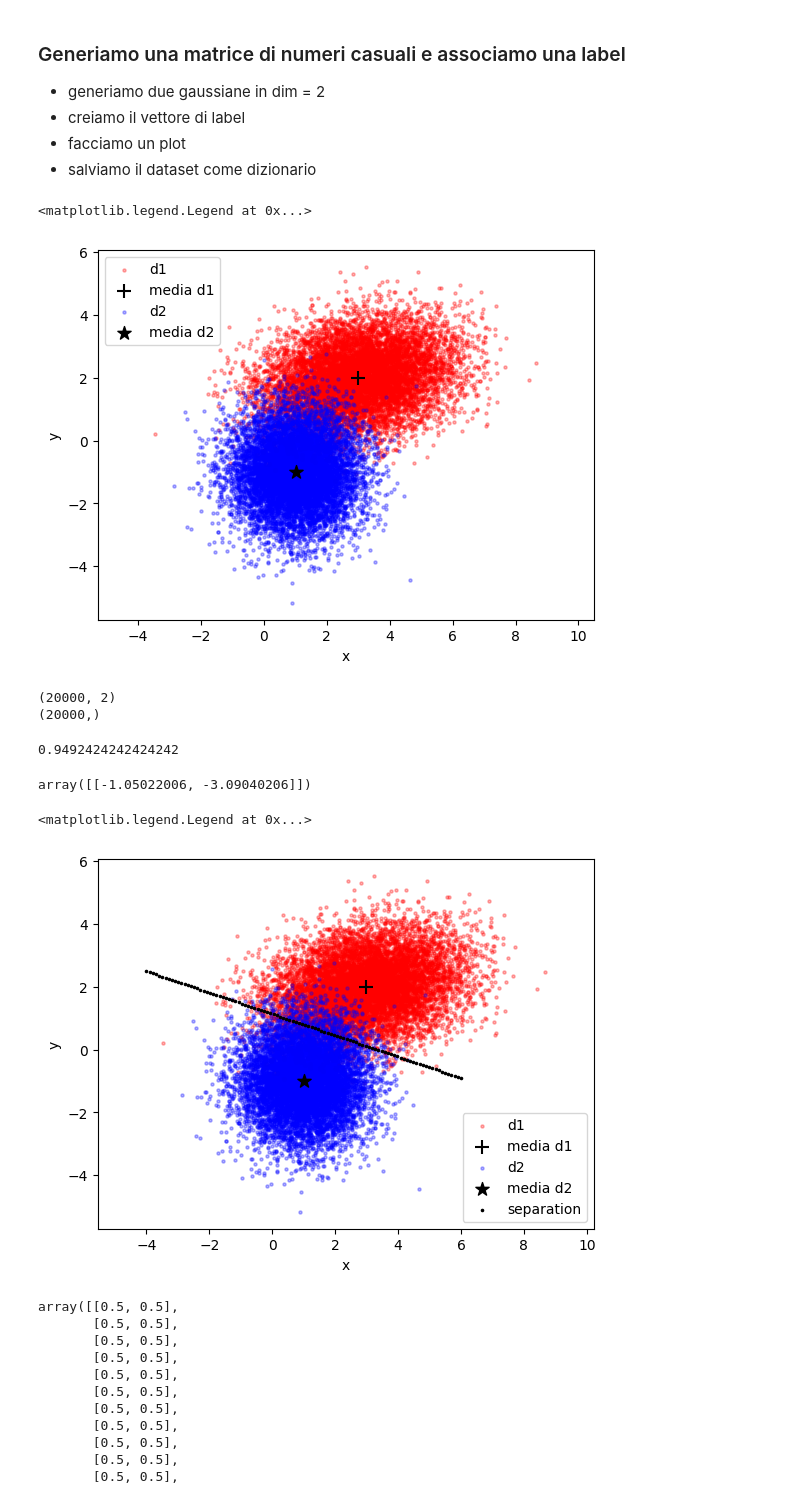
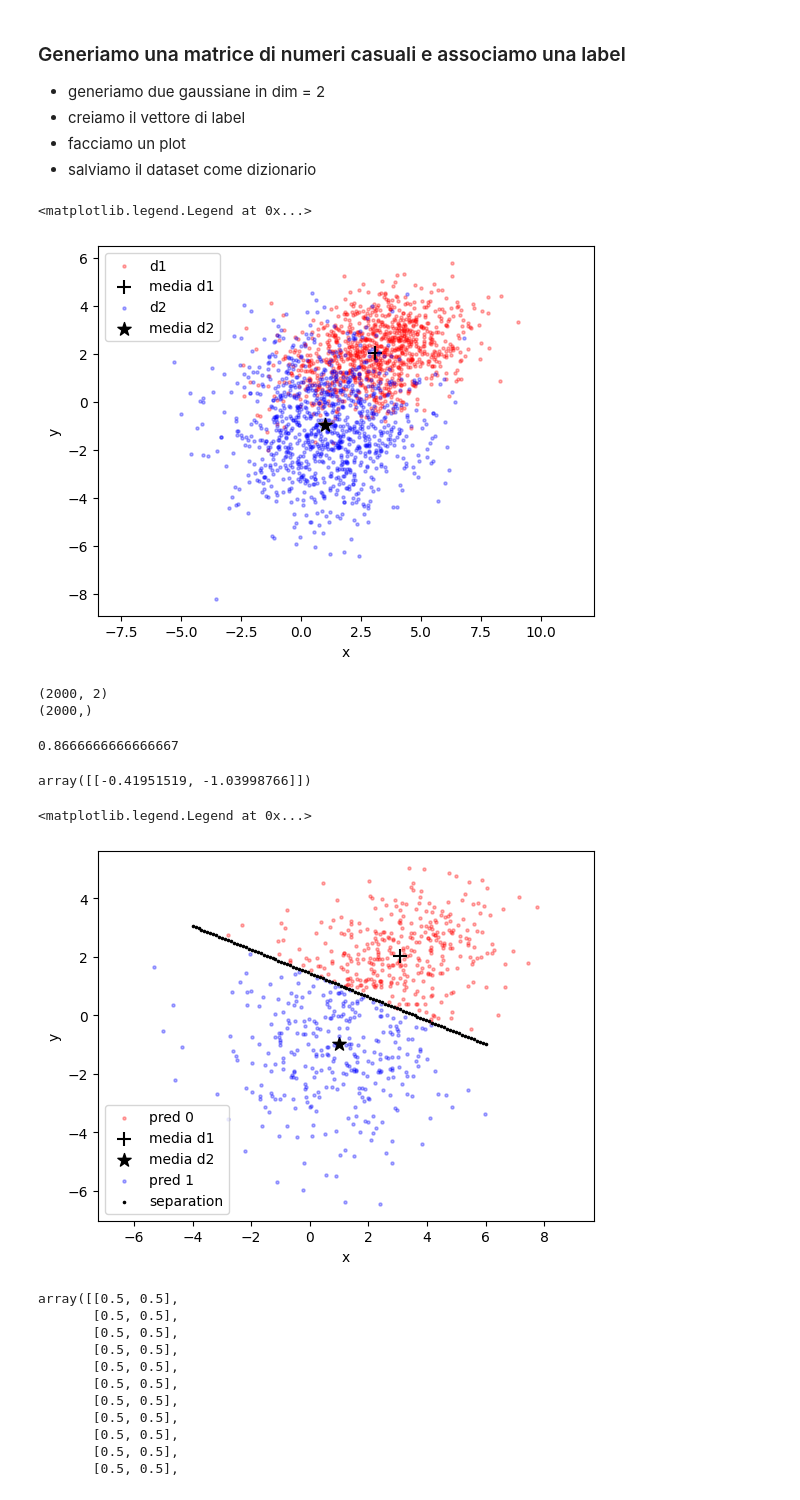
Before and after one commit to pumazzo/ML-ISS2023, a Jupyter notebook: Lezione_1_ML_ISS2023_introduzione_al_machine_learning.ipynb, the cells around one changed output. Cells and saved outputs as stored; diff of their text form; code cells hidden in the pictures.

```diff
--- a/Lezione_1_ML_ISS2023_introduzione_al_machine_learning.ipynb
+++ b/Lezione_1_ML_ISS2023_introduzione_al_machine_learning.ipynb
@@ -168,15 +168,15 @@ array([[1., 1., 1., 1., 1.],
 - facciamo un plot
 - salviamo il dataset come dizionario
 # %%
-Npoints= 10000
+Npoints= 1000
 D = 2
 
 mu1 = np.array([3,2])
 mu2  =np.array([1,-1])
-cov1 = np.array([[2, 0.5], [0.5, 1]])
+cov1 = np.array([[3, 1], [1, 2]])
 
 d1 =  np.random.randn(Npoints, D)@ np.linalg.cholesky(cov1) + mu1
-d2 = np.random.randn(Npoints, D) + mu2
+d2 = 2*np.random.randn(Npoints, D) + mu2
 # %%
 f,ax = plt.subplots(1)
 ax.scatter(d1[:,0],d1[:,1],s=5,alpha=0.3,color="r",label="d1")
@@ -189,15 +189,15 @@ ax.axis('equal')
 plt.legend()
 # %% [output]
 <matplotlib.legend.Legend at 0x...>
-[figure, old version]
+[figure, new version]
 # %%
 data= np.concatenate([d1,d2],axis=0)
 labels = np.concatenate([np.zeros(Npoints),np.ones(Npoints)],axis=0)
 print(data.shape)
 print(labels.shape)
 # %% [output]
-(20000, 2)
-(20000,)
+(2000, 2)
+(2000,)
 # %%
 np.savez("nydata.npz",data=data,labels=labels)
 # %%
@@ -210,31 +210,34 @@ clf = LogisticRegression(random_state=0).fit(X_train, y_train)
 # %%
 clf.score(X_test, y_test)
 # %% [output]
-0.9492424242424242
+0.8666666666666667
 # %%
 clf.coef_
 # %% [output]
-array([[-1.05022006, -3.09040206]])
+array([[-0.41951519, -1.03998766]])
 # %%
 a1,a2 = clf.coef_[0]
 b = clf.intercept_
 m=-a1/a2
 c=-b/a2
 t=np.linspace(-4,6,100)
+# %%
+pred_class = clf.predict(X_test)
 # %%
+
 f,ax = plt.subplots(1)
-ax.scatter(d1[:,0],d1[:,1],s=5,alpha=0.3,color="r",label="d1")
+ax.scatter(X_test[pred_class==0,0],X_test[pred_class==0,1],s=5,alpha=0.3,color="r",label="pred 0")
 ax.scatter(d1[:,0].mean(),d1[:,1].mean(),s=100,alpha=1,marker="+",color="k",label="media d1")
-ax.scatter(d2[:,0],d2[:,1],s=5,alpha=0.3,color="b",label="d2")
 ax.scatter(d2[:,0].mean(),d2[:,1].mean(),s=100,alpha=1,marker="*",color="k",label="media d2")
+ax.scatter(X_test[pred_class==1,0],X_test[pred_class==1,1],s=5,alpha=0.3,color="b",label="pred 1")
 ax.scatter(t,m*t+c,s=10,alpha=1,marker=".",color="k",label="separation")
 ax.set_xlabel("x")
 ax.set_ylabel("y")
 ax.axis('equal')
 plt.legend()
 # %% [output]
 <matplotlib.legend.Legend at 0x...>
-[figure, old version]
+[figure, new version]
 # %%
 clf.predict_proba(np.concatenate([np.expand_dims(t,axis=1),np.expand_dims(m*t+c,axis=1)],axis=1))# probability of the separatioon line
 # %% [output]
```
Also changed, not shown: parts of 5 cells of this notebook.
